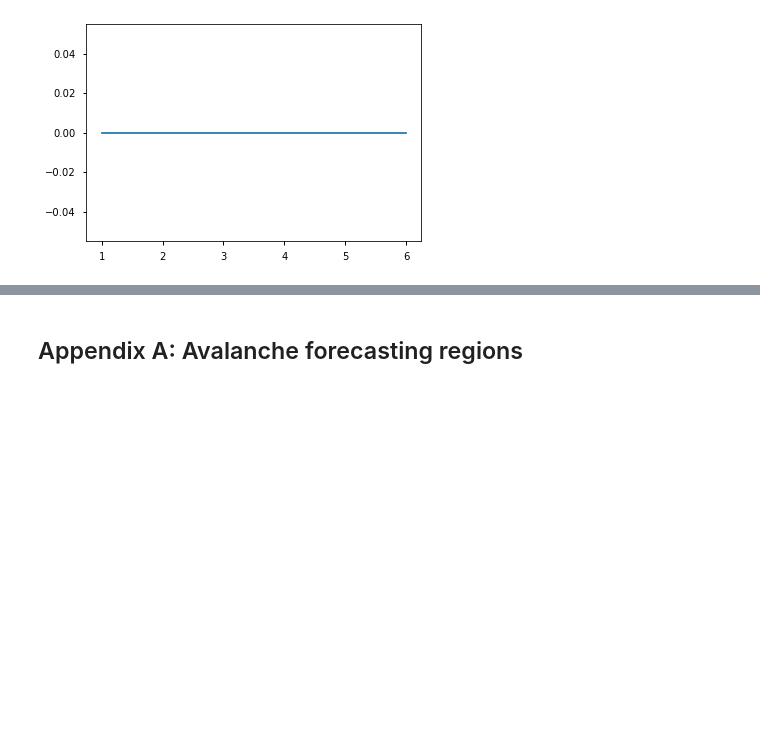
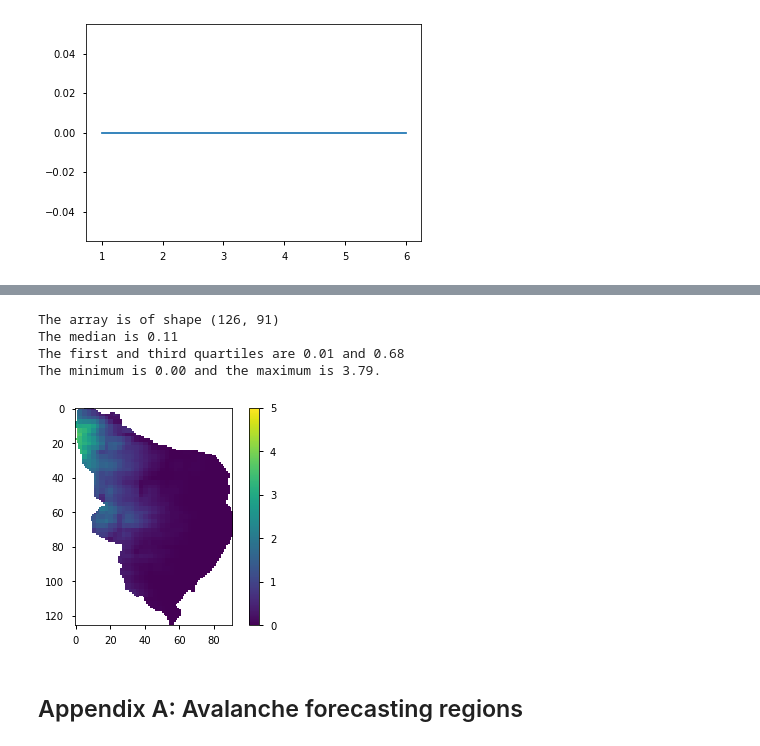
Before and after one commit to kmunve/APS, a Jupyter notebook: aps/notebooks/meps_1km_snowfall_line.ipynb, the cells around one changed output, grey strips where cells are left out. Saved outputs shown, nothing was run; the diff lists cells and outputs as text; code cells hidden in the pictures; blank space fills up the shorter version.

```diff
--- a/aps/notebooks/meps_1km_snowfall_line.ipynb
+++ b/aps/notebooks/meps_1km_snowfall_line.ipynb
@@ -238,3 +253,14 @@ plt.plot(t, sl);
+# %%
+precip_clip = region_mask * np.flipud(nc_data.variables['precipitation_amount_acc'][t_index, (y_dim-y_max):(y_dim-y_min), x_min:x_max])
+print(describe(precip_clip))
+
+plt.imshow(precip_clip, vmin=0, vmax=5); plt.colorbar();
+# %% [output]
+The array is of shape (126, 91)
+The median is 0.11
+The first and third quartiles are 0.01 and 0.68
+The minimum is 0.00 and the maximum is 3.79.
+[figure, added]
 # %% [markdown]
 ## Appendix A: Avalanche forecasting regions
 # %%
```
Also changed, not shown: parts of 7 cells of this notebook, 2 other files.
